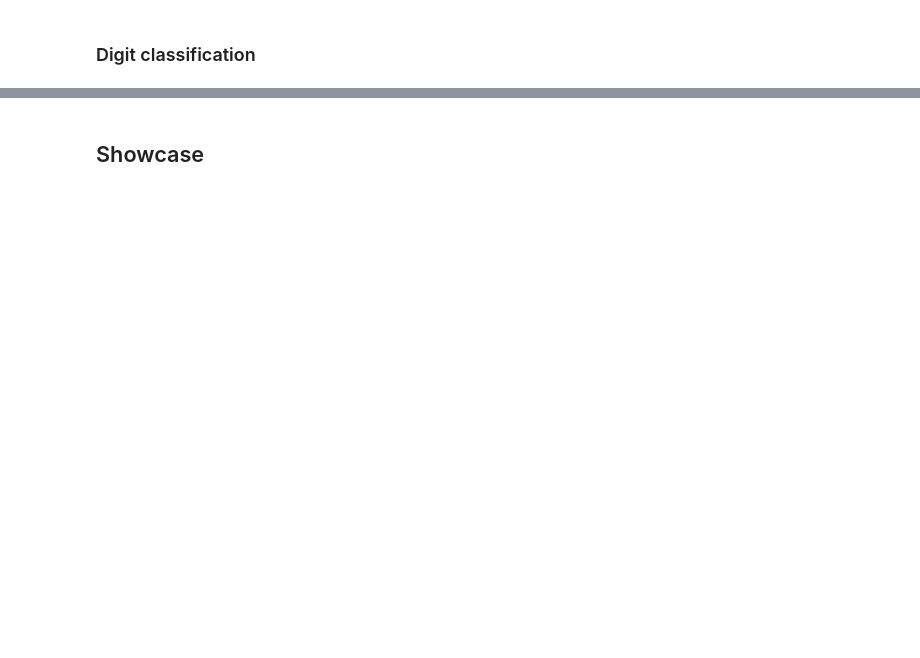
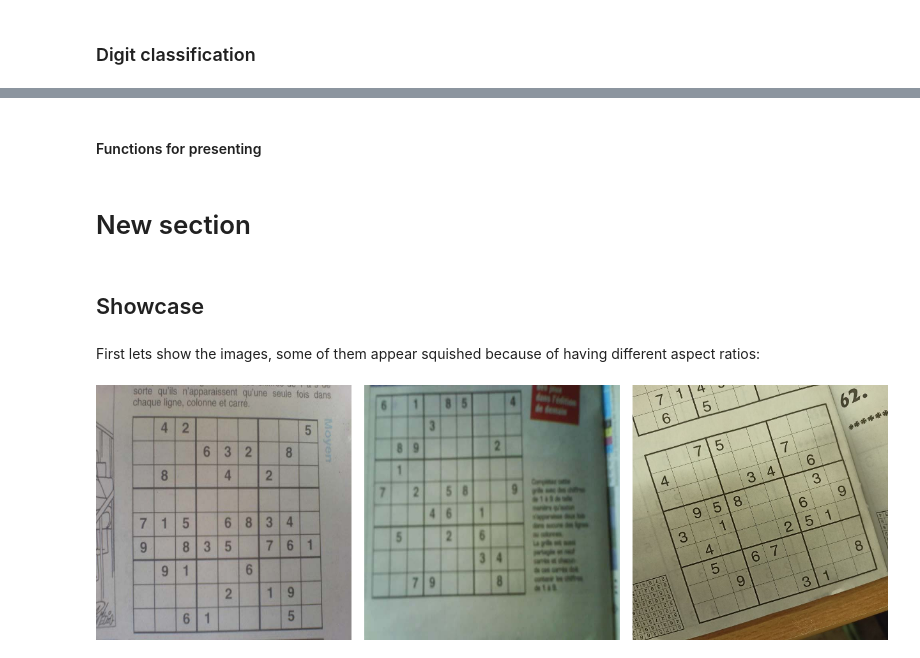
Before and after one commit to Strojove-uceni/23206-final-sudoku-solver, a Jupyter notebook: DEMO.ipynb, the cells around one changed output, grey strips where cells are left out. Saved outputs shown, nothing was run; the diff lists cells and outputs as text; code cells hidden in the pictures; blank space fills up the shorter version.

```diff
--- a/DEMO.ipynb
+++ b/DEMO.ipynb
@@ -226,0 +507,27 @@ As we can see, the network has a 99% accuracy.
+# %% [markdown]
+#### Functions for presenting
+# %% [markdown]
+# New section
+# %%
+def print_examples(img1, img2, img3):
+  img1 = cv2.resize(img1, (400, 400), interpolation=cv2.INTER_CUBIC)
+  img2 = cv2.resize(img2, (400, 400), interpolation=cv2.INTER_CUBIC)
+  img3 = cv2.resize(img3, (400, 400), interpolation=cv2.INTER_CUBIC)
+
+  if len(np.shape(img1)) == 2:
+    padding = np.ones((400, 20))*255
+  else:
+    padding = np.ones((400, 20,3))*255
+  stacked_images = np.hstack((img1, padding, img2, padding, img3))
+
+  cv2_imshow(stacked_images)
+
+
+def transformation(image):
+  corners = find_corners(image)
+  grid_side = max([np.sqrt(p[0]*p[0] + p[1]*p[1]) for p in corners])
+
+  #transform the sudoku image to a square
+  keypoints_new = np.array([[0, 0], [grid_side - 1, 0], [grid_side - 1, grid_side - 1], [0, grid_side - 1]], dtype='float32')
+  transform = cv2.getPerspectiveTransform(corners.astype(np.float32), keypoints_new)
+  return cv2.warpPerspective(image, transform, (int(grid_side), int(grid_side)))
@@ -227,2 +568,12 @@ As we can see, the network has a 99% accuracy.
 # %% [markdown]
 ## Showcase
+# %% [markdown]
+First lets show the images, some of them appear squished because of having different aspect ratios:
+# %%
+ex1 = cv2.imread("1.jpg")
+ex2 = cv2.imread("2.jpg")
+ex3 = cv2.imread("3.jpg")
+
+print_examples(ex1, ex2, ex3)
+# %% [output]
+[figure, added]
```
Also changed, not shown: parts of 25 cells of this notebook.
